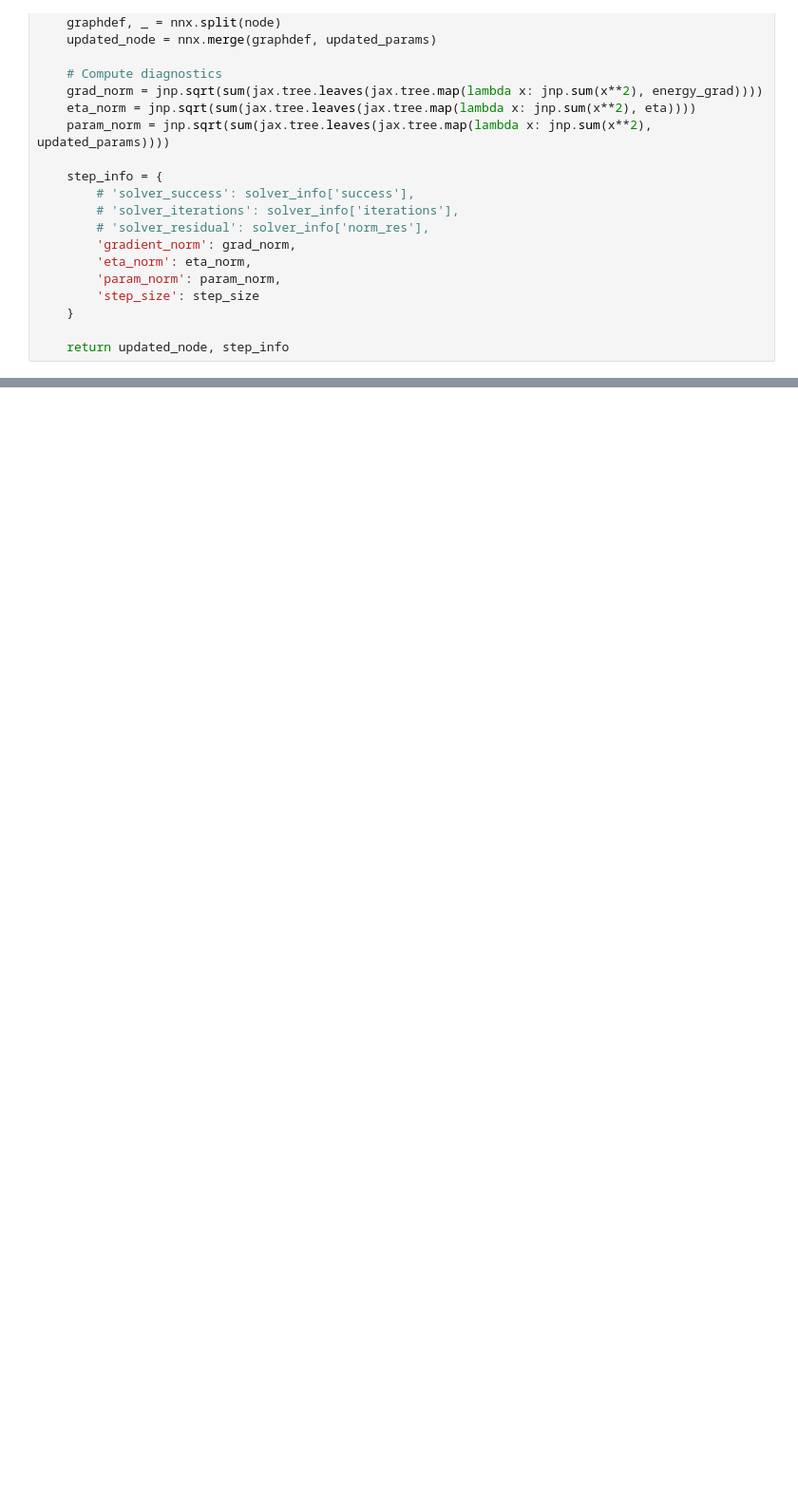
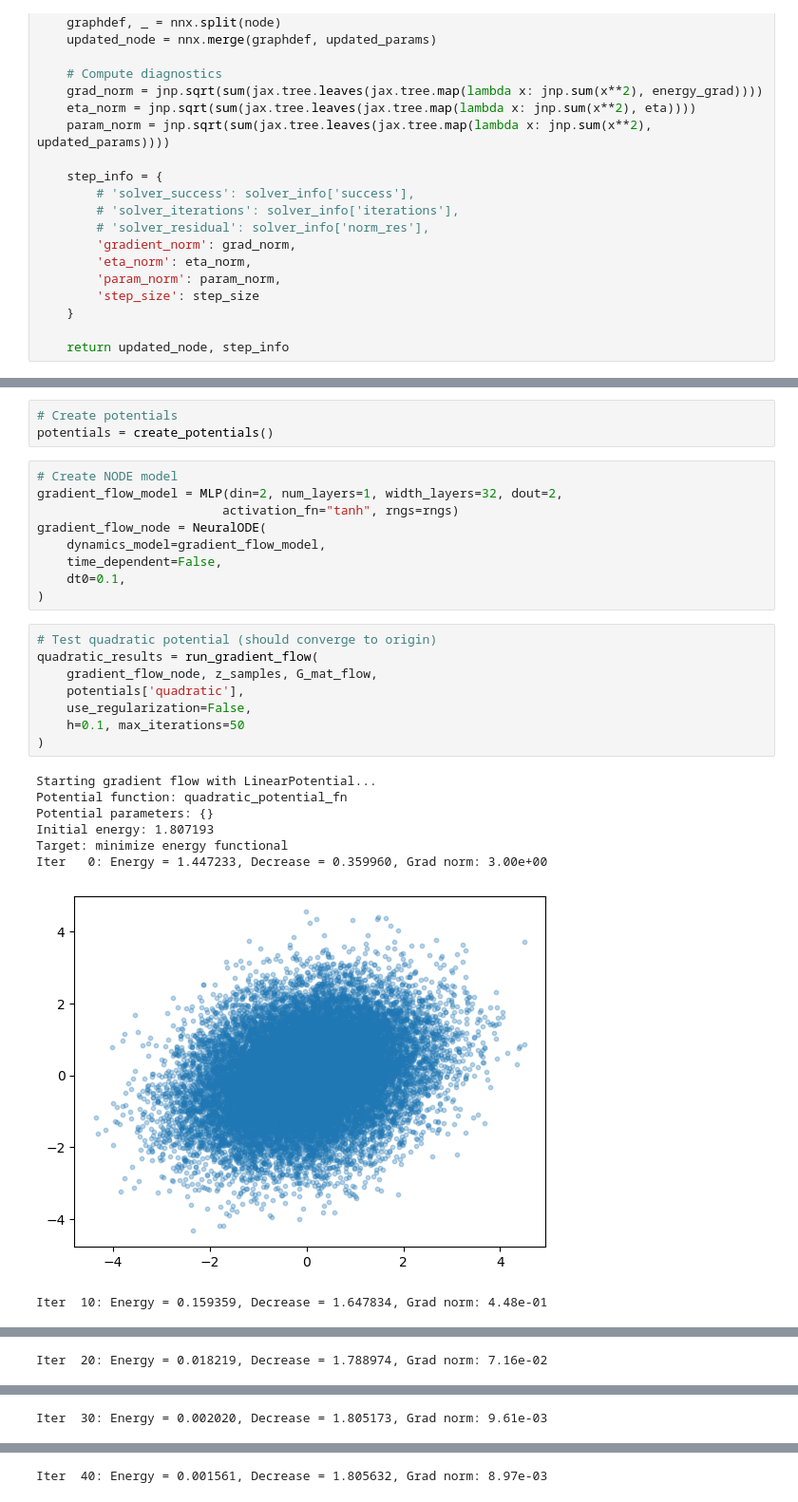
Before and after one commit to SebasGutHdz/Parametric_BV_Hamiltonian, a Jupyter notebook: ODE_solvers/test_nnx.ipynb, the cells around one changed output, grey strips where cells are left out. Shown at 95% size. Cells and saved outputs as stored; diff of their text form; blank space fills up the shorter version.

```diff
--- a/ODE_solvers/test_nnx.ipynb
+++ b/ODE_solvers/test_nnx.ipynb
@@ -467,0 +827,29 @@ Covariance matrix:
+# %%
+# Create potentials
+potentials = create_potentials()
+# %%
+# Create NODE model
+gradient_flow_model = MLP(din=2, num_layers=1, width_layers=32, dout=2,
+                         activation_fn="tanh", rngs=rngs)
+gradient_flow_node = NeuralODE(
+    dynamics_model=gradient_flow_model,
+    time_dependent=False,
+    dt0=0.1,
+)
+# %%
+# Test quadratic potential (should converge to origin)
+quadratic_results = run_gradient_flow(
+    gradient_flow_node, z_samples, G_mat_flow,
+    potentials['quadratic'],
+    use_regularization=False,
+    h=0.1, max_iterations=50
+)
+# %% [output]
+Starting gradient flow with LinearPotential...
+Potential function: quadratic_potential_fn
+Potential parameters: {}
+Initial energy: 1.807193
+Target: minimize energy functional
+Iter   0: Energy = 1.447233, Decrease = 0.359960, Grad norm: 3.00e+00
+[figure, added]
+Iter  10: Energy = 0.159359, Decrease = 1.647834, Grad norm: 4.48e-01
@@ -467,0 +857 @@ Covariance matrix:
+Iter  20: Energy = 0.018219, Decrease = 1.788974, Grad norm: 7.16e-02
@@ -467,0 +859 @@ Covariance matrix:
+Iter  30: Energy = 0.002020, Decrease = 1.805173, Grad norm: 9.61e-03
@@ -467,0 +861 @@ Covariance matrix:
+Iter  40: Energy = 0.001561, Decrease = 1.805632, Grad norm: 8.97e-03
```
Also changed, not shown: parts of 16 cells of this notebook, 3 other files.
